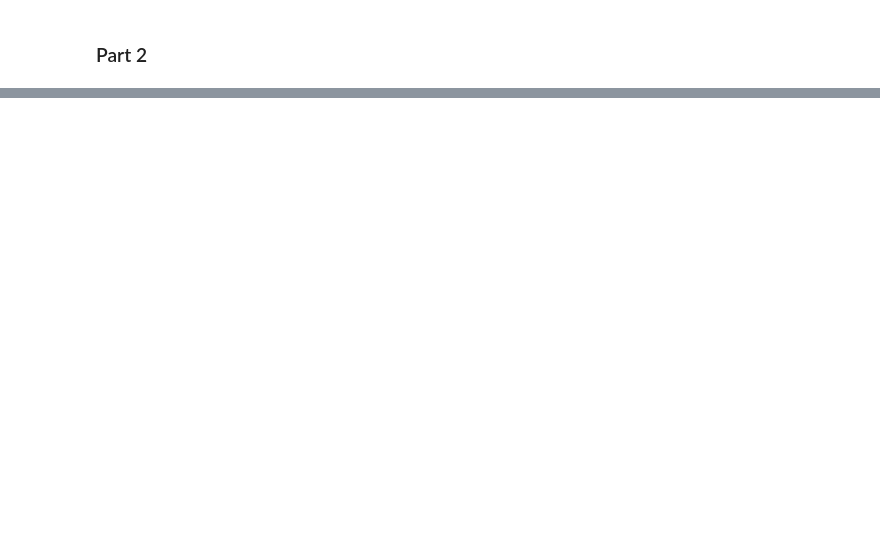
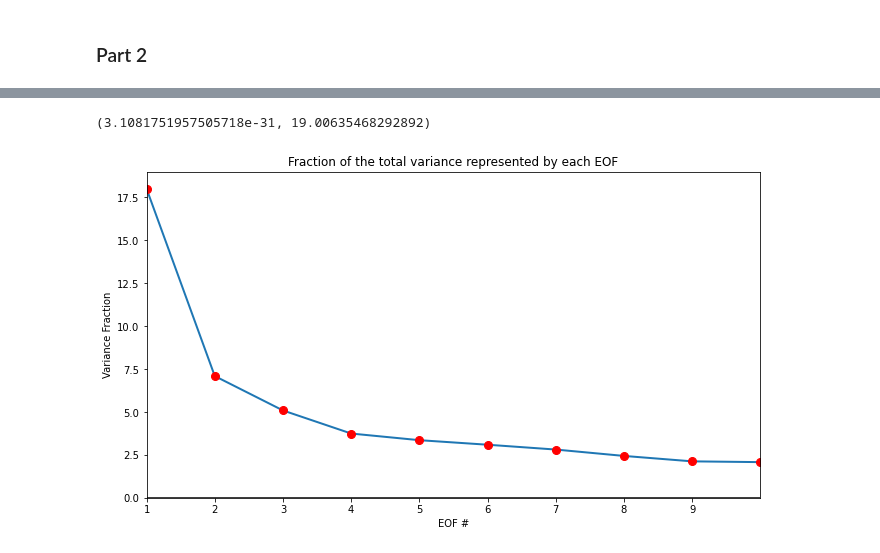
Before and after one commit to atmsillinois/time-series-and-eofs-seunguk-2, a Jupyter notebook: Module4.ipynb, the cells around one changed output, grey strips where cells are left out. Drawn from its saved outputs; the diff is of its cells as text; code cells hidden in the pictures; blank space fills up the shorter version.

```diff
--- a/Module4.ipynb
+++ b/Module4.ipynb
@@ -88,0 +54,7 @@ Text(0.5, 1.0, 'EOF1 expressed as correlation')
+# %%
+p_sst = ds_pac.sst.polyfit(dim='time', deg=1)
+sst_trd = xr.polyval(ds_pac.time, p_sst.polyfit_coefficients)
+sst_dtrd = ds_pac.sst - sst_trd
+p_tp = ds_pac.tp.polyfit(dim='time', deg=1)
+tp_trd = xr.polyval(ds_pac.time, p_tp.polyfit_coefficients)
+tp_dtrd = ds_pac.tp - tp_trd
@@ -88,0 +63,3 @@ Text(0.5, 1.0, 'EOF1 expressed as correlation')
+# %%
+det_mon_grp = sst_dtrd.groupby('time.month')
+sst_std_ano = xr.apply_ufunc(lambda x, m, s: (x-m)/s, det_mon_grp, det_mon_grp.mean('time'), det_mon_grp.std('time'))
@@ -90,0 +73,7 @@ Text(0.5, 1.0, 'EOF1 expressed as correlation')
+# %%
+coslat = np.cos(np.deg2rad(sst_std_ano['latitude'].values))
+wgts = np.sqrt(coslat)[..., np.newaxis]
+# %%
+solver = Eof(sst_std_ano.data, weights=wgts)
+eof5 = solver.eofsAsCorrelation(neofs=5)
+varex = solver.varianceFraction()*100
@@ -90,0 +101,16 @@ Text(0.5, 1.0, 'EOF1 expressed as correlation')
+# %%
+# Plot the fraction of variance explained by each EOF
+plt.figure(figsize=(11,6))
+eof_num = range(1, 11)
+plt.plot(eof_num, varex[0:10], linewidth=2)
+plt.plot(eof_num, varex[0:10], linestyle='None', marker="o", color='r', markersize=8)
+plt.axhline(0, color='k')
+plt.xticks(range(1, 10))
+plt.title('Fraction of the total variance represented by each EOF')
+plt.xlabel('EOF #')
+plt.ylabel('Variance Fraction')
+plt.xlim(1, 10)
+plt.ylim(np.min(varex), np.max(varex)+1)
+# %% [output]
+(3.1081751957505718e-31, 19.00635468292892)
+[figure, added]
```
Also changed, not shown: parts of 25 cells of this notebook.
